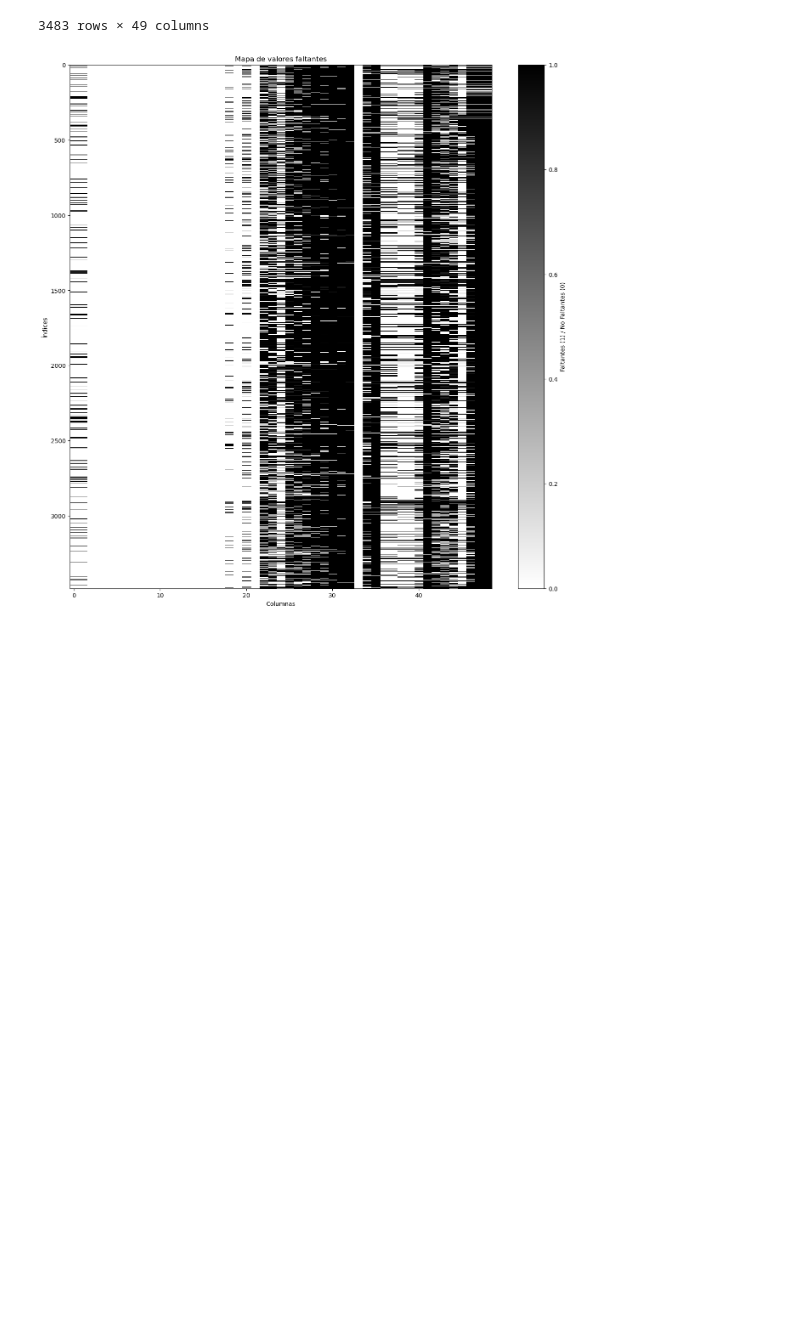
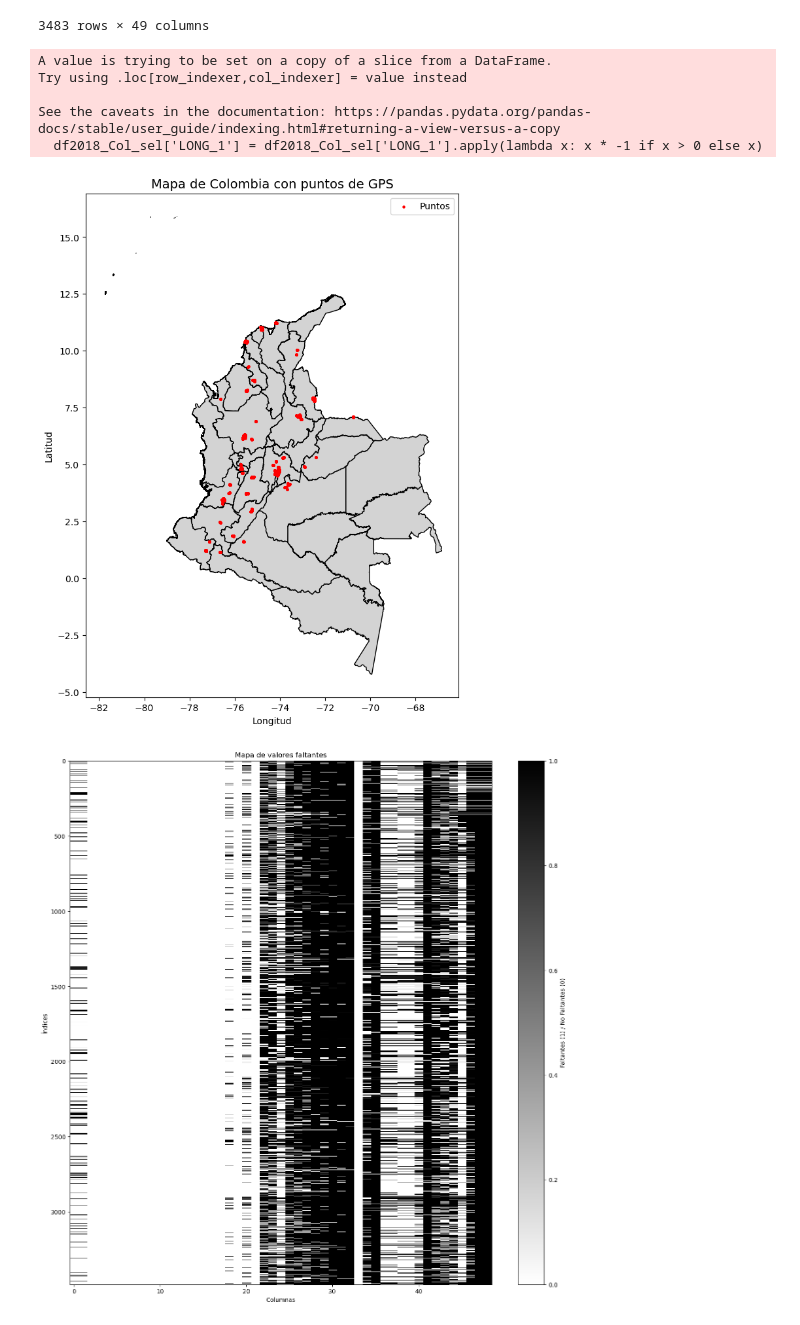
Before and after one commit to Contrerasjosed1/Gerencia_de_proyectos, a Jupyter notebook: ETL_data_CNC.ipynb, the cells around one changed output. Saved outputs shown, nothing was run; the diff lists cells and outputs as text; code cells hidden in the pictures; blank space fills up the shorter version.

```diff
--- a/ETL_data_CNC.ipynb
+++ b/ETL_data_CNC.ipynb
@@ -174,6 +216,49 @@ df2018_Col_sel
 | 3481 | 7.063063 | -70.758190 | 2 | 7 | 8 | 29 | 3 | 9 | 5 | 81001 | ... | ... |
 | 3482 | 7.063067 | -70.758223 | 3 | 3 | 5 | 38 | 4 | 3 | 5 | 81001 | ... | ... |
 3483 rows × 49 columns
+# %%
+# Corregir la longitud si está positiva
+df2018_Col_sel['LONG_1'] = df2018_Col_sel['LONG_1'].apply(lambda x: x * -1 if x > 0 else x)
+df2018_Col_sel=df2018_Col_sel[df2018_Col_sel['LAT_1']>-20]
+# %% [output]
+A value is trying to be set on a copy of a slice from a DataFrame.
+Try using .loc[row_indexer,col_indexer] = value instead
+
+See the caveats in the documentation: https://pandas.pydata.org/pandas-docs/stable/user_guide/indexing.html#returning-a-view-versus-a-copy
+  df2018_Col_sel['LONG_1'] = df2018_Col_sel['LONG_1'].apply(lambda x: x * -1 if x > 0 else x)
+# %%
+import geopandas as gpd
+import matplotlib.pyplot as plt
+
+# Cargar shapefile de Colombia (puedes reemplazar la ruta si tienes el archivo localmente)
+shapefile_url = "Geografia Colombia/gadm41_COL_shp/gadm41_COL_1.shp"
+colombia_map = gpd.read_file(shapefile_url)
+
+# Crear un GeoDataFrame para los puntos del DataFrame `df2023_Col_sel`
+from geopandas import GeoDataFrame
+from shapely.geometry import Point
+
+# Crear geometrías de puntos a partir de las columnas GPSLONG y GPSLAT
+geometry = [Point(xy) for xy in zip(df2018_Col_sel['LONG_1'], df2018_Col_sel['LAT_1'])]
+points_gdf = GeoDataFrame(df2018_Col_sel, geometry=geometry, crs="EPSG:4326")  # CRS: WGS84
+
+# Graficar el mapa
+fig, ax = plt.subplots(figsize=(10, 10))
+
+# Dibujar el mapa de Colombia
+colombia_map.plot(ax=ax, color='lightgrey', edgecolor='black')
+
+# Dibujar los puntos
+points_gdf.plot(ax=ax, markersize=5, color='red', label='Puntos')
+
+# Configurar el gráfico
+plt.title("Mapa de Colombia con puntos de GPS", fontsize=14)
+plt.legend()
+plt.xlabel("Longitud")
+plt.ylabel("Latitud")
+plt.show()
+# %% [output]
+[figure, added]
 # %%
 import matplotlib.pyplot as plt
 missing_map = df2018_Col_sel.isnull()
```
Also changed, not shown: parts of 2 cells of this notebook.
